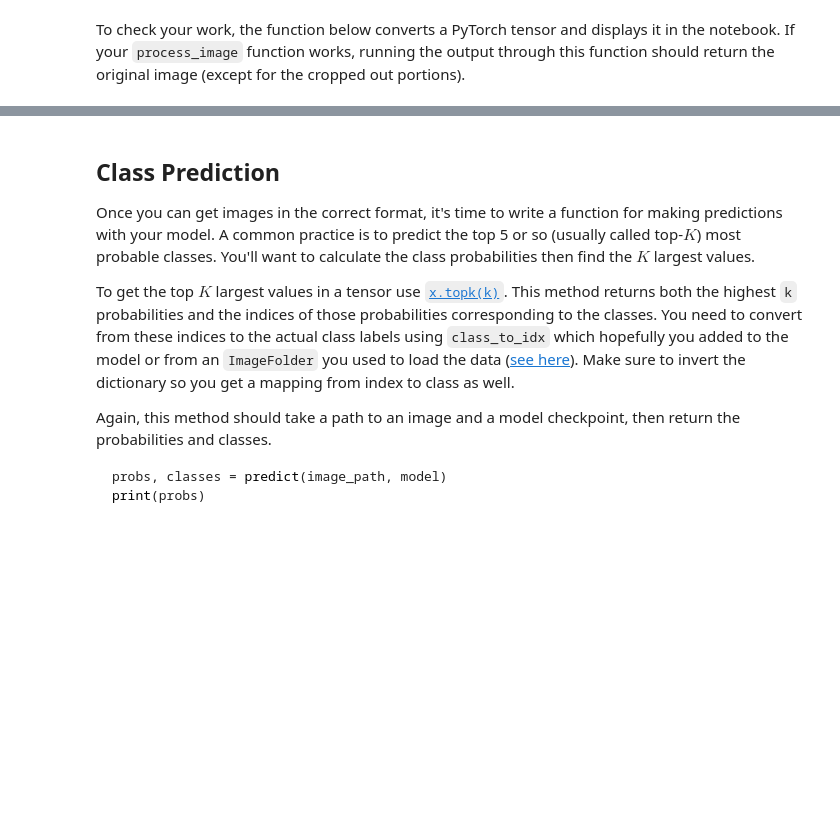
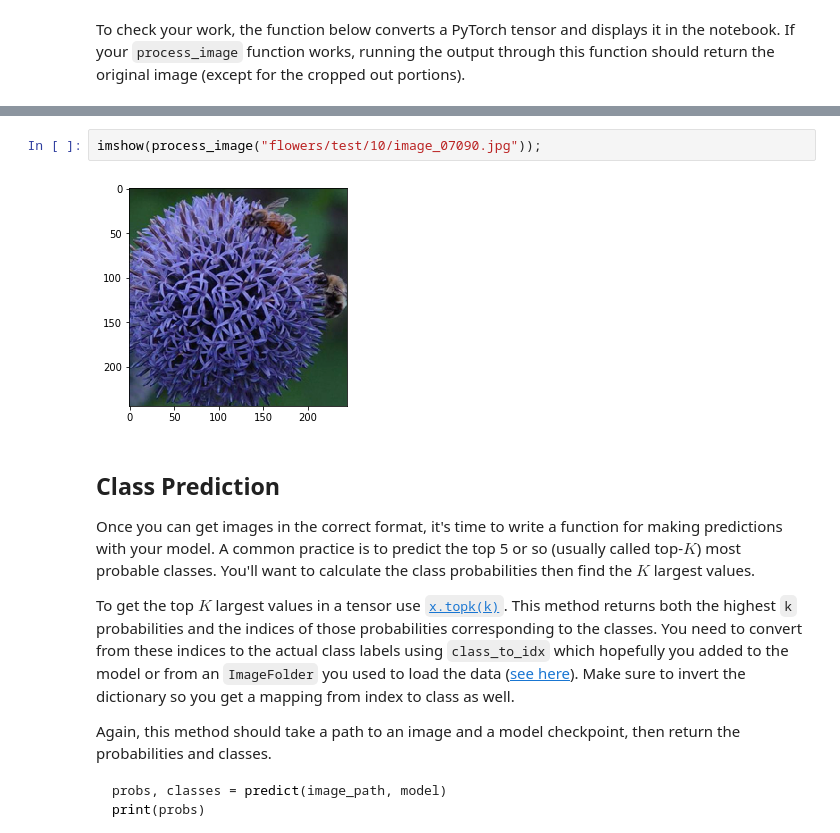
Before and after one commit to dguevar1/image_classifier, a Jupyter notebook: Image Classifier Project.ipynb, the cells around one changed output, grey strips where cells are left out. Drawn from its saved outputs; the diff is of its cells as text; blank space fills up the shorter version.

```diff
--- a/Image Classifier Project.ipynb
+++ b/Image Classifier Project.ipynb
@@ -448,3 +519,7 @@ imshow(process_image("flowers/test/1/image_06743.jpg"))
+# %%
+imshow(process_image("flowers/test/10/image_07090.jpg"));
+# %% [output]
+[figure, added]
 # %% [markdown]
 ## Class Prediction
 
```
Also changed, not shown: parts of 38 cells of this notebook, 1 other file.
